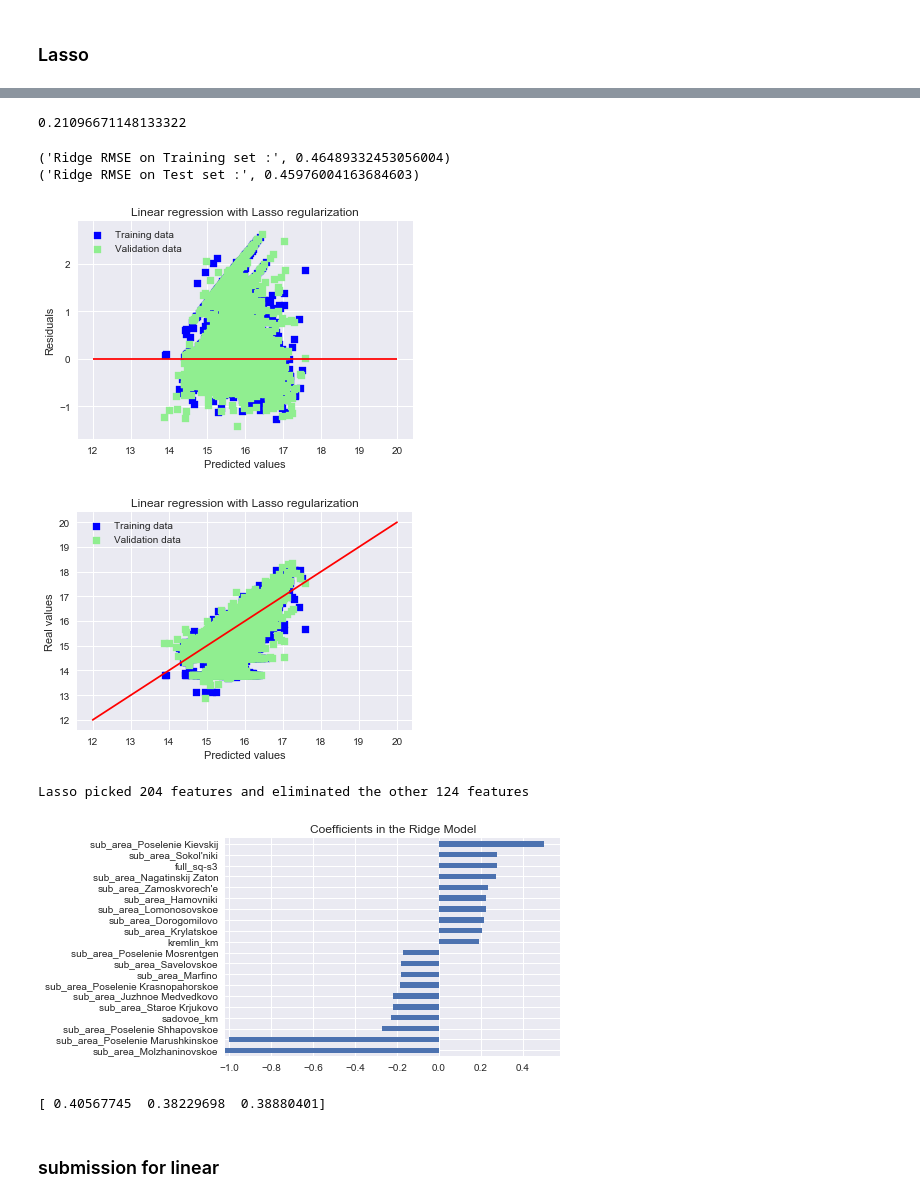
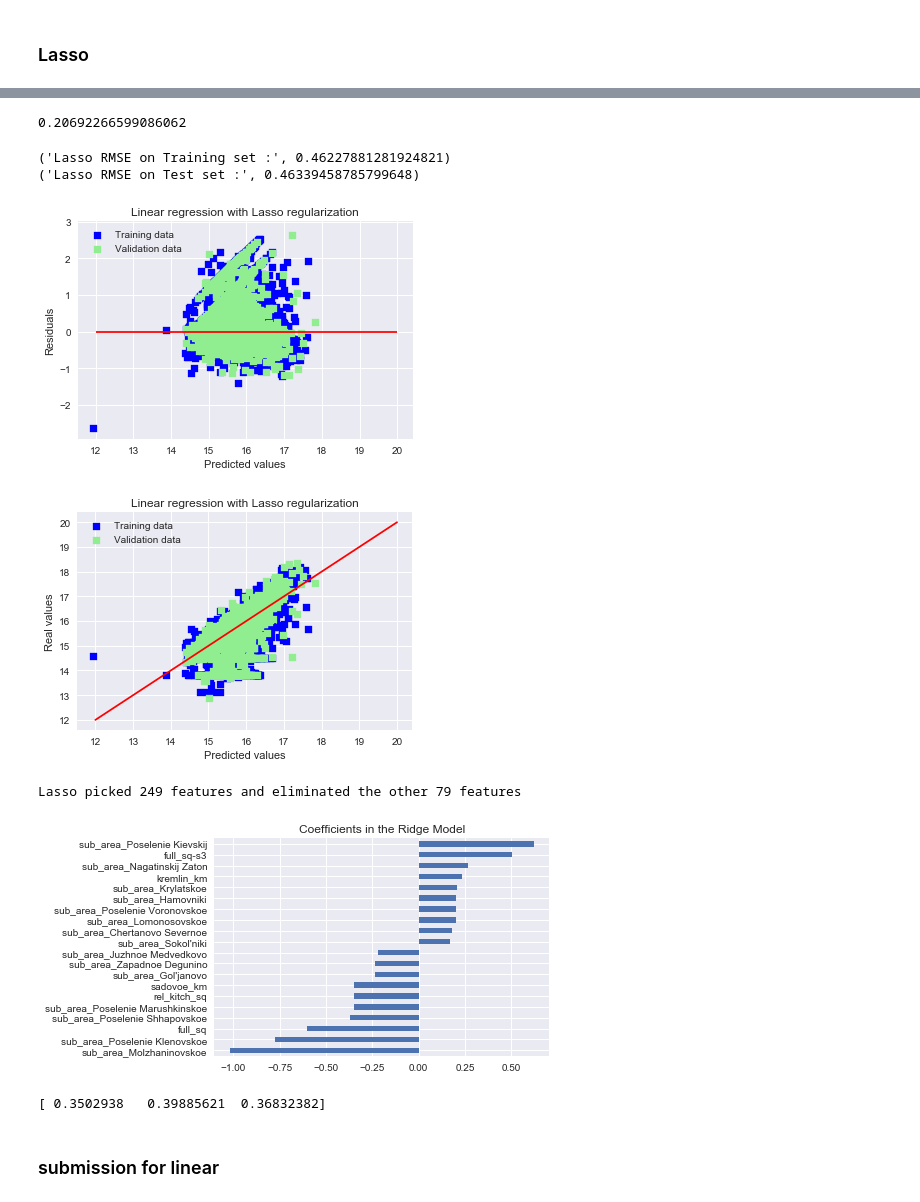
Before and after one commit to whalejasmine/ruhouse, a Jupyter notebook: Lasso_RF_GBM.ipynb, the cells around one changed output, grey strips where cells are left out. Drawn from its saved outputs; the diff is of its cells as text; code cells hidden in the pictures.

```diff
--- a/Lasso_RF_GBM.ipynb
+++ b/Lasso_RF_GBM.ipynb
@@ -275,7 +275,7 @@ Categorical features : 10
 # %%
 # Handle remaining missing values for numerical features by using median as replacement
 print("NAs for numerical features in train and test : " + str(all_num.isnull().values.sum()))
-all_num = all_num.fillna(train_num.median())
+all_num = all_num.fillna(all_num.median())
 print("Remaining NAs for numerical features in train and test : " + str(all_num.isnull().values.sum()))
 # %% [output]
 NAs for numerical features in train and test : 286383
@@ -300,7 +300,7 @@ print all_cat.shape
 # As a general rule of thumb, a skewness with an absolute value > 0.5 is considered at least moderately skewed
 from scipy import stats
 skewness = all_num.apply(lambda x: skew(x))
-skewness = skewness[abs(skewness) > 0.6]
+skewness = skewness[abs(skewness) > 0.5]
 print(str(skewness.shape[0]) + " skewed numerical features to log transform")
 skewed_features = skewness.index
 all_num[skewed_features] = np.log1p(all_num[skewed_features].apply(lambda x: x-min(x)))
@@ -496,2 +477,5 @@ plt.ylabel('weights')
 # %%
-train_x, test_x, train_y, test_y = cross_validation.train_test_split(x_train, y_train, test_size=0.5, random_state=1)
+#split data for training
+train_x, test_x, train_y, test_y = cross_validation.train_test_split(x_train, y_train, test_size=0.2, random_state=1)
+print train_x.shape
+print test_x.shape
@@ -647,55 +634,55 @@ lasso.set_params(alpha=lassocv.alpha_)
 lasso.fit(train_x, train_y)
 mean_squared_error(test_y, lasso.predict(test_x))
 # %% [output]
-0.21096671148133322
+0.20692266599086062
 # %%
-print("Ridge RMSE on Training set :", rmse_cv_train(lasso).mean())
-print("Ridge RMSE on Test set :", rmse_cv_test(lasso).mean())
-y_train_rdg = lasso.predict(train_x)
-y_test_rdg = lasso.predict(test_x)
+print("Lasso RMSE on Training set :", rmse_cv_train(lasso).mean())
+print("Lasso RMSE on Test set :", rmse_cv_test(lasso).mean())
+y_train_lasso = lasso.predict(train_x)
+y_test_lasso = lasso.predict(test_x)
 # %% [output]
-('Ridge RMSE on Training set :', 0.46489332453056004)
-('Ridge RMSE on Test set :', 0.45976004163684603)
+('Lasso RMSE on Training set :', 0.46227881281924821)
+('Lasso RMSE on Test set :', 0.46339458785799648)
 # %%
 # Plot residuals
-plt.scatter(y_train_rdg, y_train_rdg - train_y, c = "blue", marker = "s", label = "Training data")
-plt.scatter(y_test_rdg, y_test_rdg - test_y, c = "lightgreen", marker = "s", label = "Validation data")
+plt.scatter(y_train_lasso, y_train_lasso - train_y, c = "blue", marker = "s", label = "Training data")
+plt.scatter(y_test_lasso, y_test_lasso - test_y, c = "lightgreen", marker = "s", label = "Validation data")
 plt.title("Linear regression with Lasso regularization")
 plt.xlabel("Predicted values")
 plt.ylabel("Residuals")
 plt.legend(loc = "upper left")
 plt.hlines(y = 0, xmin = 12, xmax = 20, color = "red")
 plt.show()
 
 # Plot predictions
-plt.scatter(y_train_rdg, train_y, c = "blue", marker = "s", label = "Training data")
-plt.scatter(y_test_rdg, test_y, c = "lightgreen", marker = "s", label = "Validation data")
+plt.scatter(y_train_lasso, train_y, c = "blue", marker = "s", label = "Training data")
+plt.scatter(y_test_lasso, test_y, c = "lightgreen", marker = "s", label = "Validation data")
 plt.title("Linear regression with Lasso regularization")
 plt.xlabel("Predicted values")
 plt.ylabel("Real values")
 plt.legend(loc = "upper left")
 plt.plot([12, 20], [12, 20], c = "red")
 plt.show()
 
 # Plot important coefficients
 coefs = pd.Series(lasso.coef_, index = train_x.columns)
 print("Lasso picked " + str(sum(coefs != 0)) + " features and eliminated the other " +  \
       str(sum(coefs == 0)) + " features")
 imp_coefs = pd.concat([coefs.sort_values().head(10),
                      coefs.sort_values().tail(10)])
 imp_coefs.plot(kind = "barh")
 plt.title("Coefficients in the Ridge Model")
 plt.show()
 # %% [output]
-[figure, old version]
+[figure, new version]
-[figure, old version]
+[figure, new version]
-Lasso picked 204 features and eliminated the other 124 features
+Lasso picked 249 features and eliminated the other 79 features
-[figure, old version]
+[figure, new version]
 # %%
 cv_score_lasso = cross_validation.cross_val_score(lasso, test_x, test_y)
 print cv_score_lasso
 # %% [output]
-[ 0.40567745  0.38229698  0.38880401]
+[ 0.3502938   0.39885621  0.36832382]
 # %% [markdown]
 ### submission for linear
 # %%
```
Also changed, not shown: parts of 45 cells of this notebook, 24 other files.
